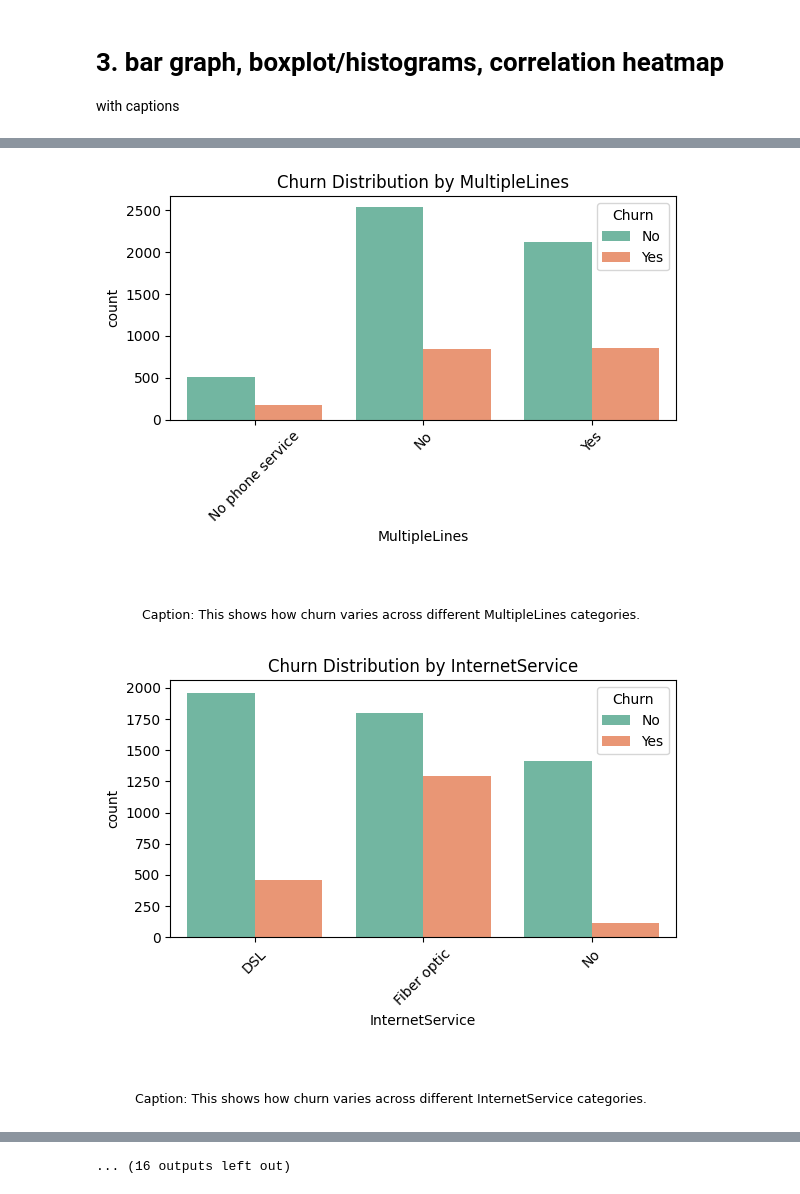
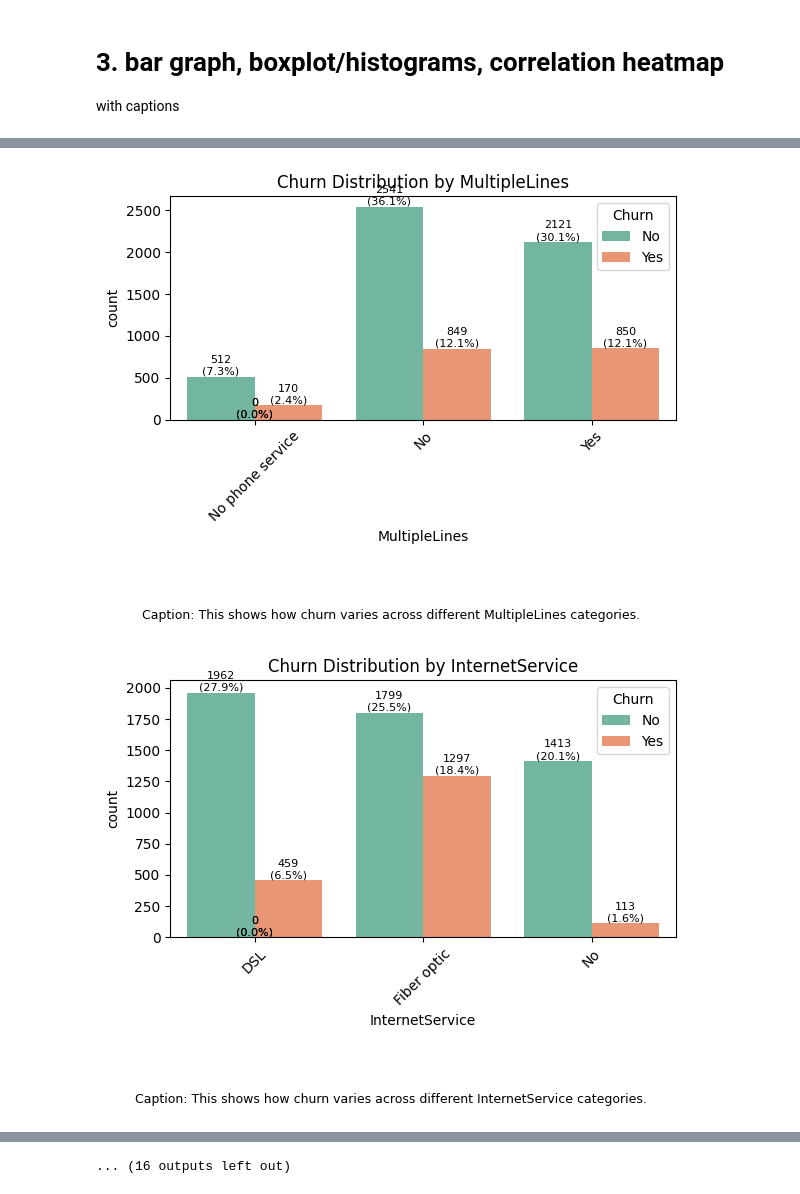
Before and after one commit to Ashu8408/customer-churn-prediction, a Jupyter notebook: tele_customer_churn.ipynb, the cells around one changed output, grey strips where cells are left out. Drawn from its saved outputs; the diff is of its cells as text; code cells hidden in the pictures.

Commit message:
removing warnings and adding %value on graph

```diff
--- a/tele_customer_churn.ipynb
+++ b/tele_customer_churn.ipynb
@@ -207,23 +263,33 @@ plt.show()
 # 3. bar graph, boxplot/histograms, correlation heatmap
 with captions
 # %%
-# Separate categorical and numerical features
-cat_features = df.select_dtypes(include="object").columns.drop(["customerID", "Churn"])
-num_features = df.select_dtypes(include=["int64", "float64"]).columns
-
 # ---------------------------
 # 1. Bar plots for categorical features vs Churn
 # ---------------------------
 for col in cat_features:
-    plt.figure(figsize=(6,4))
-    sns.countplot(data=df, x=col, hue="Churn", palette="Set2")
+    plt.figure(figsize=(6, 4))
+    ax = sns.countplot(data=df, x=col, hue="Churn", palette="Set2")
     plt.title(f"Churn Distribution by {col}")
     plt.xticks(rotation=45)
     plt.tight_layout()
 
-    # Add caption/insight
-    plt.figtext(0.5, -0.15, f"Caption: This shows how churn varies across different {col} categories.",
-                wrap=True, horizontalalignment="center", fontsize=9)
+    # Annotate counts + %
+    total = len(df)
+    for p in ax.patches:
+        count = int(p.get_height())
+        percentage = 100 * count / total
+        ax.annotate(
+            f"{count}\n({percentage:.1f}%)",
+            (p.get_x() + p.get_width() / 2., p.get_height()),
+            ha="center", va="bottom", fontsize=8, color="black"
+        )
+
+    # Add caption
+    plt.figtext(
+        0.5, -0.15,
+        f"Caption: This shows how churn varies across different {col} categories.",
+        wrap=True, horizontalalignment="center", fontsize=9
+    )
     plt.show()
 
 # ---------------------------
@@ -231,32 +297,56 @@ for col in cat_features:
 # ---------------------------
 for col in num_features:
     # Boxplot
-    plt.figure(figsize=(6,4))
+    plt.figure(figsize=(6, 4))
     sns.boxplot(data=df, x="Churn", y=col, palette="coolwarm")
     plt.title(f"Boxplot of {col} by Churn")
     plt.tight_layout()
-    plt.figtext(0.5, -0.15, f"Caption: Compares the spread and median of {col} between churned vs non-churned customers.",
-                wrap=True, horizontalalignment="center", fontsize=9)
+    plt.figtext(
+        0.5, -0.15,
+        f"Caption: Compares the spread and median of {col} between churned vs non-churned customers.",
+        wrap=True, horizontalalignment="center", fontsize=9
+    )
     plt.show()
 
     # Histogram
-    plt.figure(figsize=(6,4))
-    sns.histplot(data=df, x=col, hue="Churn", kde=True, element="step", palette="coolwarm")
+    plt.figure(figsize=(6, 4))
+    ax = sns.histplot(
+        data=df, x=col, hue="Churn", kde=True, element="step", palette="coolwarm"
+    )
     plt.title(f"Distribution of {col} by Churn")
     plt.tight_layout()
-    plt.figtext(0.5, -0.15, f"Caption: Shows how {col} values are distributed for churned vs retained customers.",
-                wrap=True, horizontalalignment="center", fontsize=9)
+
+    # Annotate % on bins
+    total = len(df)
+    for p in ax.patches:
+        height = p.get_height()
+        if height > 0:
+            percentage = 100 * height / total
+            ax.annotate(
+                f"{percentage:.1f}%",
+                (p.get_x() + p.get_width() / 2., height),
+                ha="center", va="bottom", fontsize=7, color="black", rotation=90
+            )
+
+    plt.figtext(
+        0.5, -0.15,
+        f"Caption: Shows how {col} values are distributed for churned vs retained customers.",
+        wrap=True, horizontalalignment="center", fontsize=9
+    )
     plt.show()
 
 # ---------------------------
 # 3. Correlation Heatmap
 # ---------------------------
-plt.figure(figsize=(8,6))
+plt.figure(figsize=(8, 6))
 corr = df[num_features].corr()
 sns.heatmap(corr, annot=True, cmap="coolwarm", fmt=".2f")
 plt.title("Correlation Heatmap of Numerical Features")
 plt.tight_layout()
-plt.figtext(0.5, -0.05, "Caption: Highlights correlations between numerical features. High correlation may suggest redundancy.",
-            wrap=True, horizontalalignment="center", fontsize=9)
+plt.figtext(
+    0.5, -0.05,
+    "Caption: Highlights correlations between numerical features. High correlation may suggest redundancy.",
+    wrap=True, horizontalalignment="center", fontsize=9
+)
 plt.show()
 # %% [output]
@@ -267,2 +357,2 @@ plt.show()
-[figure, old version]
+[figure, new version]
-[figure, old version]
+[figure, new version]
```
Also changed, not shown: parts of 3 cells of this notebook.
